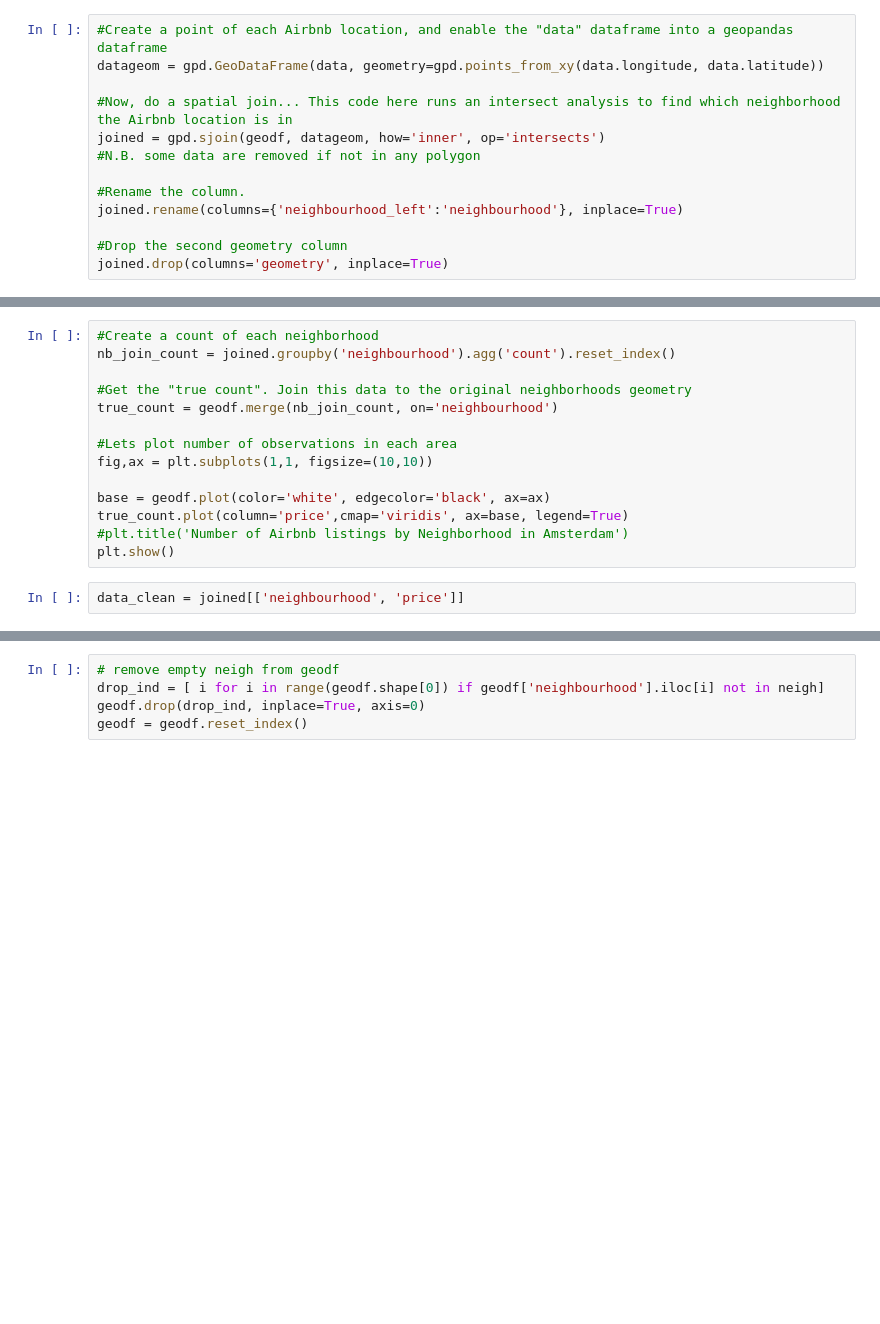
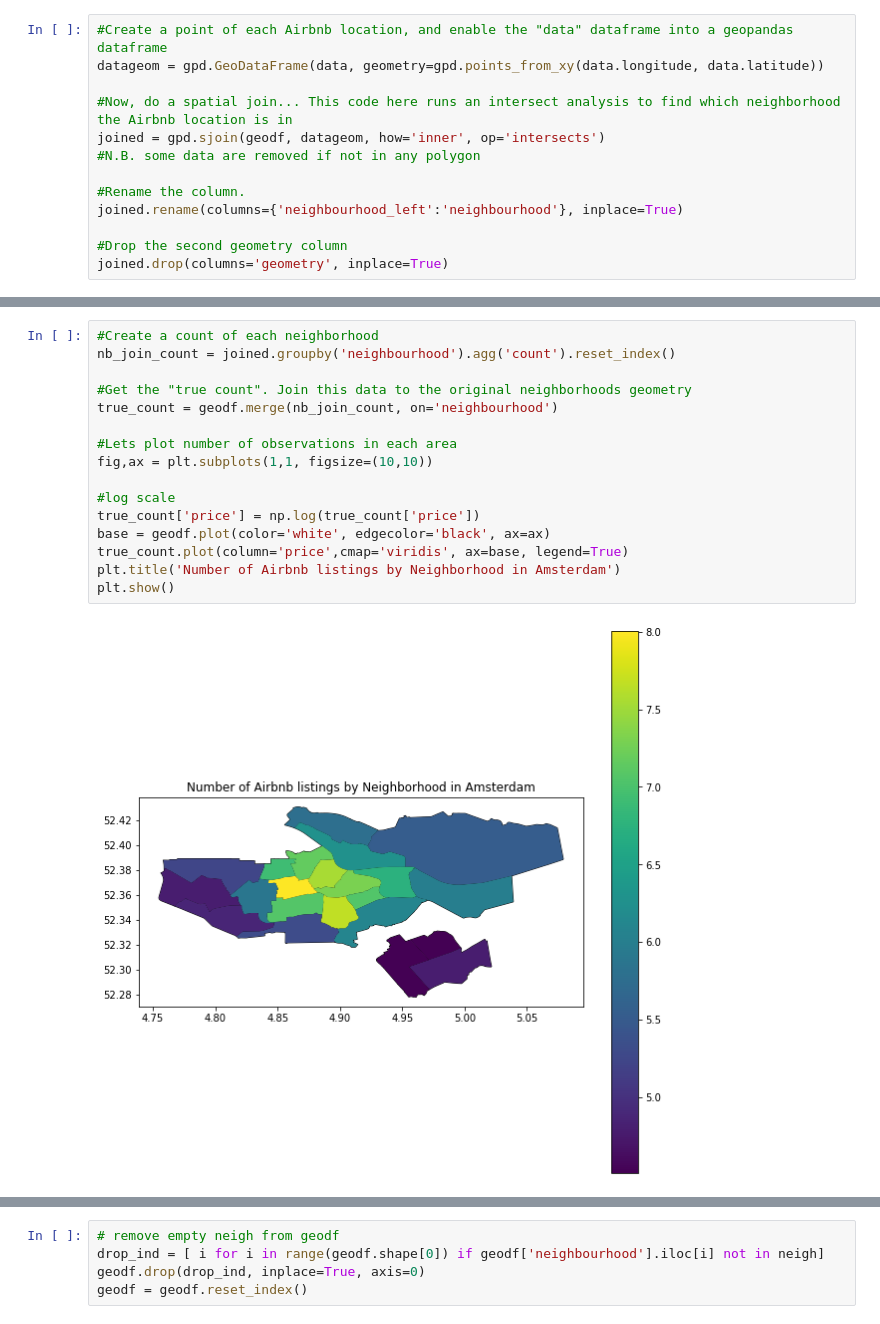
Before and after one commit to mberaha/spatial_mixtures, a Jupyter notebook: notebooks/amsterdam_airbnb/cleaning_and_plots.ipynb, the cells around one changed output, grey strips where cells are left out. Drawn from its saved outputs; the diff is of its cells as text; blank space fills up the shorter version.

```diff
--- a/notebooks/amsterdam_airbnb/cleaning_and_plots.ipynb
+++ b/notebooks/amsterdam_airbnb/cleaning_and_plots.ipynb
@@ -135,18 +130,20 @@ plt.show()
 # %%
 #Create a count of each neighborhood
 nb_join_count = joined.groupby('neighbourhood').agg('count').reset_index()
 
 #Get the "true count". Join this data to the original neighborhoods geometry
 true_count = geodf.merge(nb_join_count, on='neighbourhood')
 
 #Lets plot number of observations in each area
 fig,ax = plt.subplots(1,1, figsize=(10,10))
 
+#log scale
+true_count['price'] = np.log(true_count['price'])
 base = geodf.plot(color='white', edgecolor='black', ax=ax)
 true_count.plot(column='price',cmap='viridis', ax=base, legend=True)
-#plt.title('Number of Airbnb listings by Neighborhood in Amsterdam')
+plt.title('Number of Airbnb listings by Neighborhood in Amsterdam')
 plt.show()
+# %% [output]
+[figure, added]
-# %%
-data_clean = joined[['neighbourhood', 'price']]
 # %%
 # convert data to list of lists
```
Also changed, not shown: parts of 14 cells of this notebook, 1 other file.
